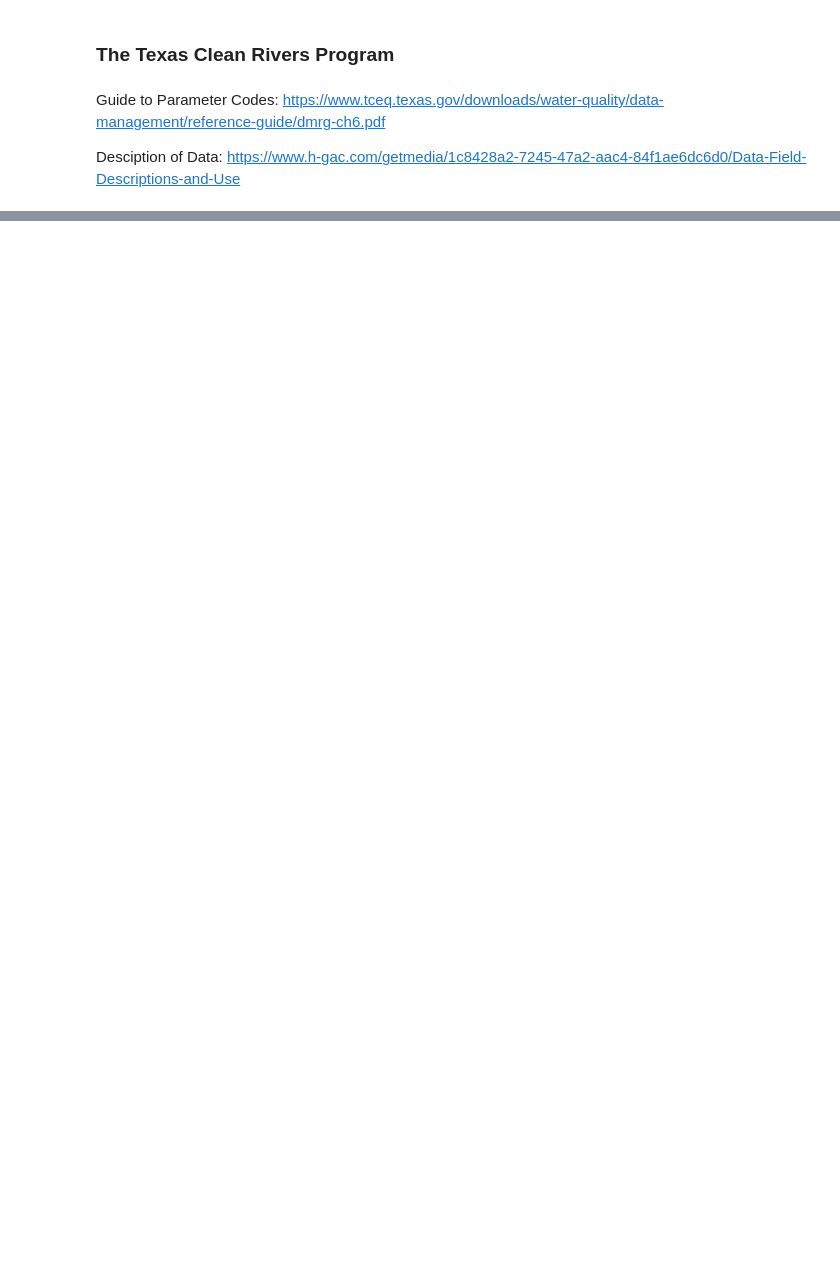
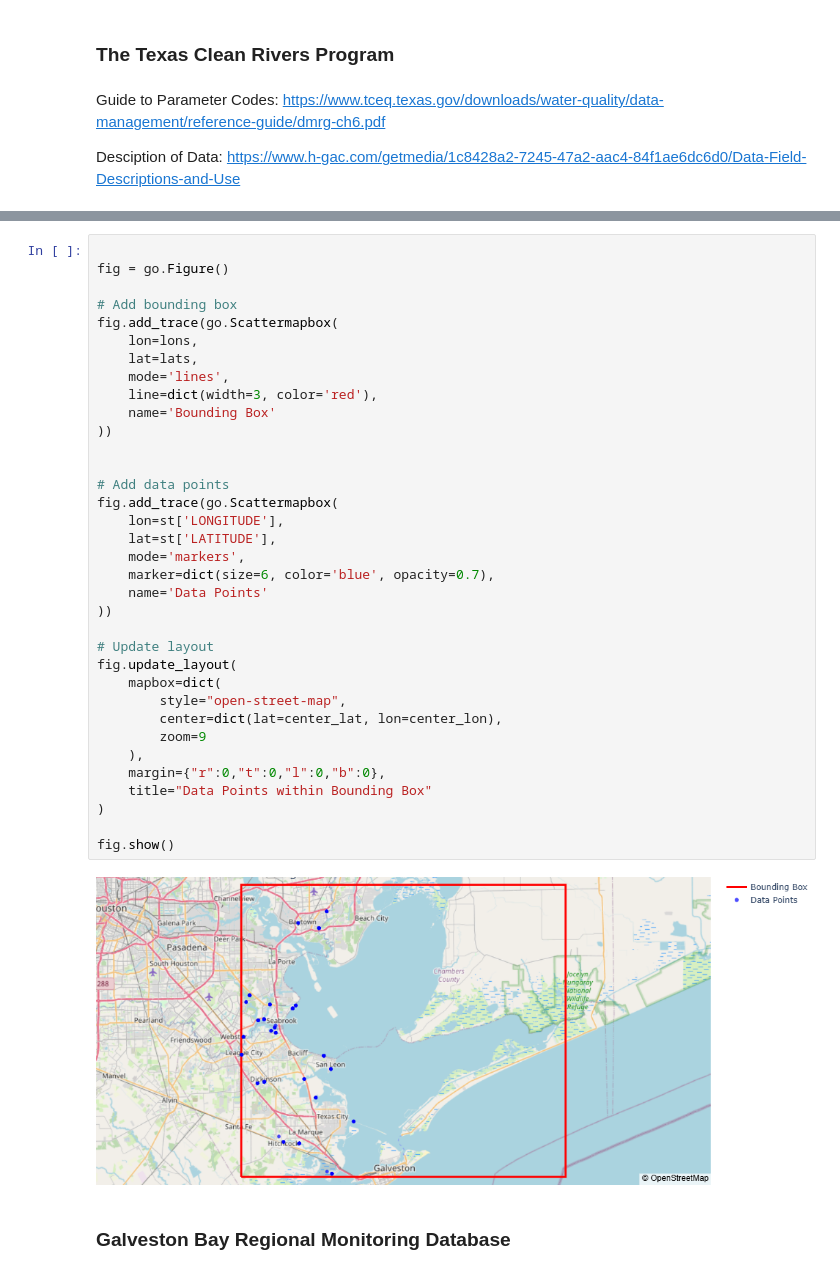
Before and after one commit to inmang13/ESDA_FinalProj_GalvestonBay, a Jupyter notebook: Observed_Data.ipynb, the cells around one changed output, grey strips where cells are left out. Cells and saved outputs as stored; diff of their text form; blank space fills up the shorter version.

```diff
--- a/Observed_Data.ipynb
+++ b/Observed_Data.ipynb
@@ -91,0 +156,39 @@ plt.show()
+# %%
+
+fig = go.Figure()
+
+# Add bounding box
+fig.add_trace(go.Scattermapbox(
+    lon=lons,
+    lat=lats,
+    mode='lines',
+    line=dict(width=3, color='red'),
+    name='Bounding Box'
+))
+
+
+# Add data points
+fig.add_trace(go.Scattermapbox(
+    lon=st['LONGITUDE'],
+    lat=st['LATITUDE'],
+    mode='markers',
+    marker=dict(size=6, color='blue', opacity=0.7),
+    name='Data Points'
+))
+
+# Update layout
+fig.update_layout(
+    mapbox=dict(
+        style="open-street-map",
+        center=dict(lat=center_lat, lon=center_lon),
+        zoom=9
+    ),
+    margin={"r":0,"t":0,"l":0,"b":0},
+    title="Data Points within Bounding Box"
+)
+
+fig.show()
+# %% [output]
+[figure, added]
+# %% [markdown]
+### Galveston Bay Regional Monitoring Database
```
Also changed, not shown: parts of 22 cells of this notebook.
